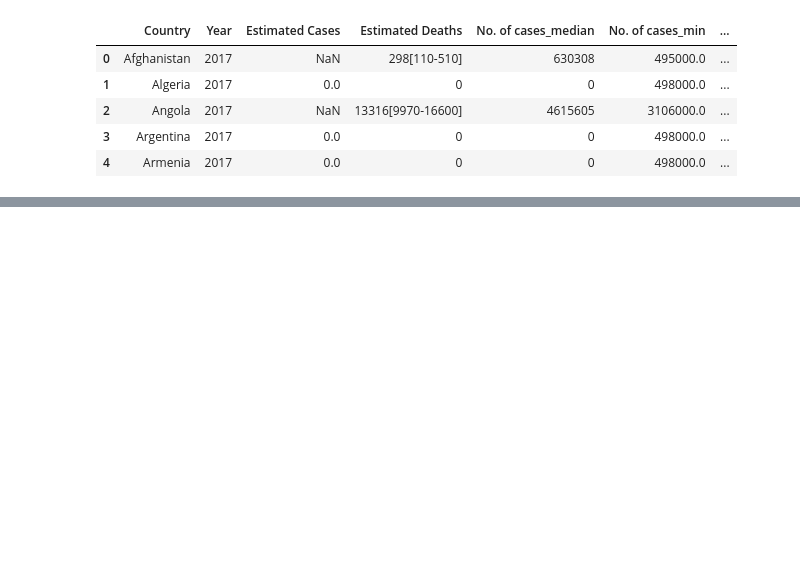
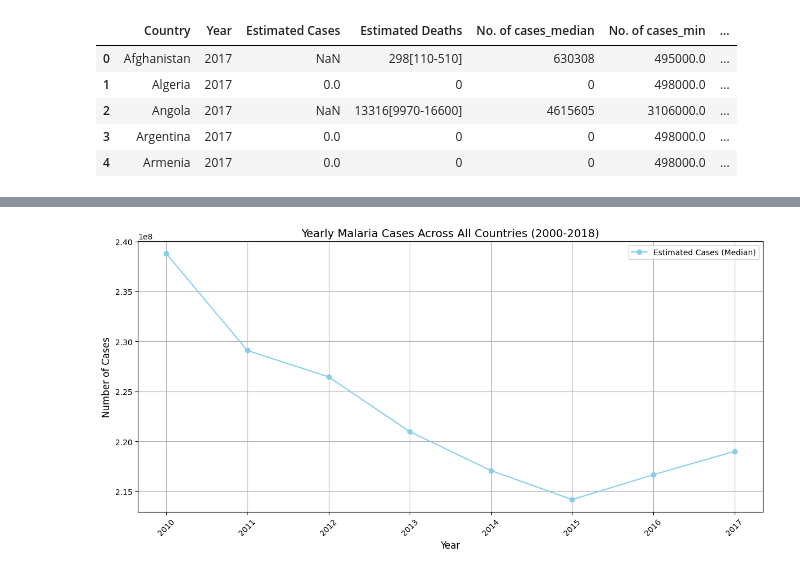
Before and after one commit to UmmH3/malaria-health, a Jupyter notebook: jupyter_notebooks/EDA.ipynb, the cells around one changed output, grey strips where cells are left out. Drawn from its saved outputs; the diff is of its cells as text; code cells hidden in the pictures; blank space fills up the shorter version.

```diff
--- a/jupyter_notebooks/EDA.ipynb
+++ b/jupyter_notebooks/EDA.ipynb
@@ -56,0 +124,31 @@ plt.show()
+# %%
+
+# Convert 'Year' to numeric if it's not already
+df_merged['Year'] = pd.to_numeric(df_merged['Year'], errors='coerce')
+
+# Filter data for the years 2000-2018 (inclusive)
+df_merged_filtered = df_merged[(df_merged['Year'] >= 2000) & (df_merged['Year'] <= 2018)]
+
+# Convert 'No. of cases_median' to numeric, handling errors
+df_merged_filtered['No. of cases_median'] = pd.to_numeric(df_merged_filtered['No. of cases_median'], errors='coerce')
+
+# Group by 'Year' and sum 'No. of cases_median'
+yearly_cases = df_merged_filtered.groupby('Year')[['No. of cases_median']].sum()
+
+# Plotting
+plt.figure(figsize=(12, 6))
+plt.plot(yearly_cases.index, yearly_cases['No. of cases_median'], marker='o', linestyle='-', color='skyblue', label='Estimated Cases (Median)')
+
+# Adding labels and title
+plt.xlabel('Year', fontsize=12)
+plt.ylabel('Number of Cases', fontsize=12)
+plt.title('Yearly Malaria Cases Across All Countries (2000-2018)', fontsize=14)
+plt.grid(True)
+plt.legend(fontsize=10)
+plt.xticks(rotation=45)
+plt.tight_layout()
+
+# Display the plot
+plt.show()
+# %% [output]
+[figure, added]
```
Also changed, not shown: parts of 13 cells of this notebook, 1 other file.
